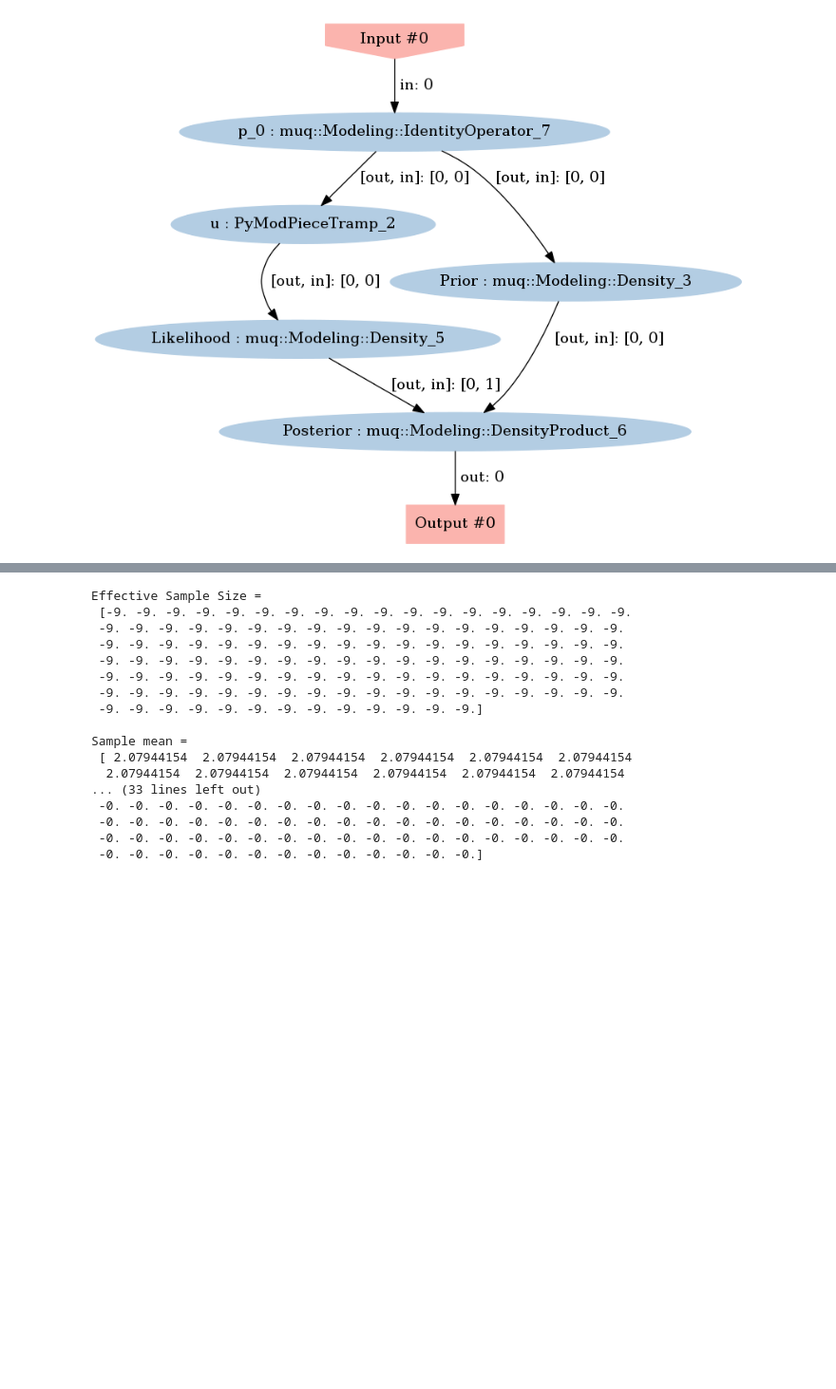
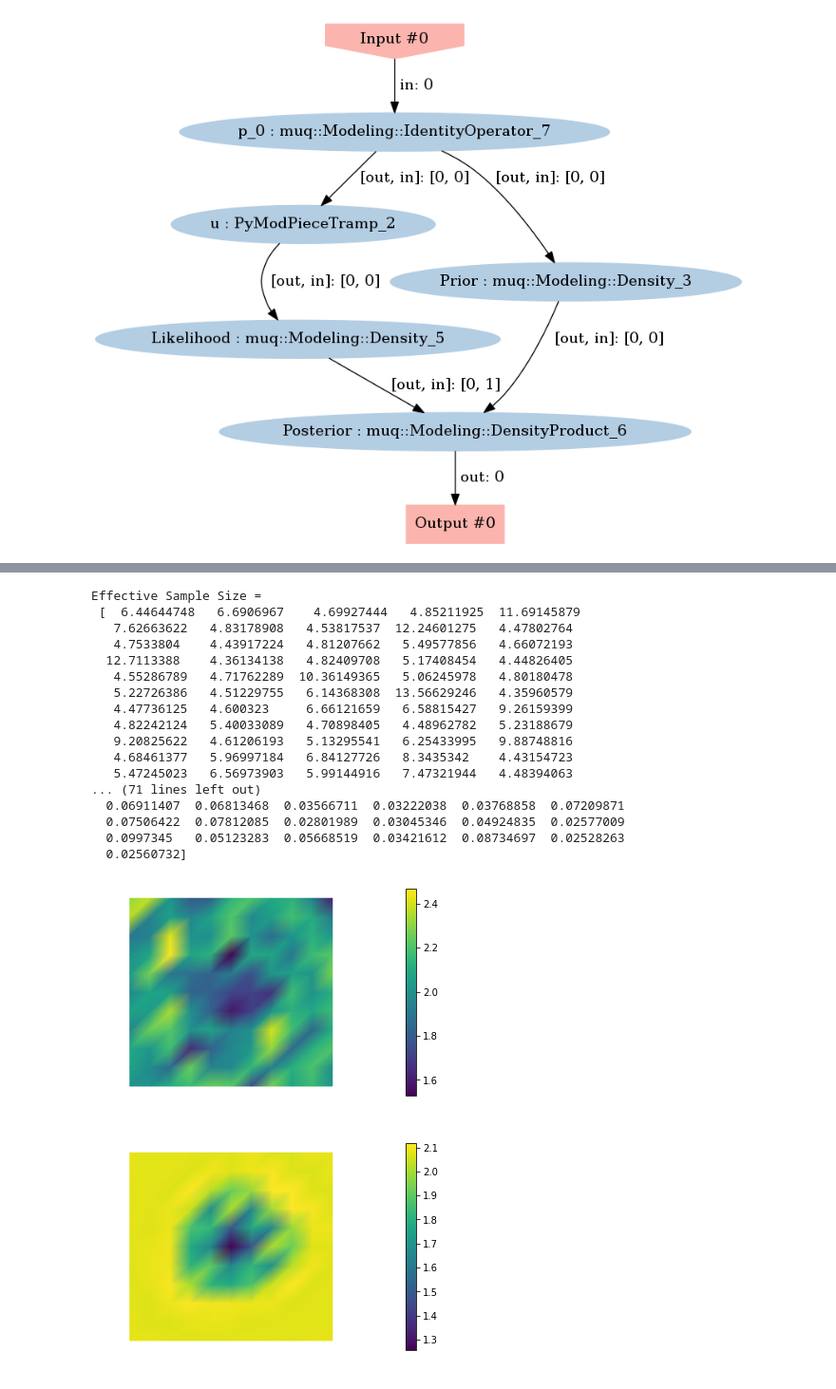
Before and after one commit to katrina-petroske/G2S3_PAT, a Jupyter notebook: Project.ipynb, the cells around one changed output, grey strips where cells are left out. Shown: that part at 95% size. Saved outputs shown, nothing was run; the diff lists cells and outputs as text; code cells hidden in the pictures; blank space fills up the shorter version.

Commit message:
2% acceptance rate on the sampler

```diff
--- a/Project.ipynb
+++ b/Project.ipynb
@@ -3,11 +3,10 @@ from __future__ import absolute_import, division, print_function
 
 from hippylib import nb
 import dolfin as dl
-import math
 import numpy as np
 import matplotlib.pyplot as plt
 import sys
-import os
+import pandas as pd
 
 import logging
 logging.getLogger('FFC').setLevel(logging.ERROR)
@@ -16,8 +15,6 @@ dl.set_log_active(False)
 
 sys.path.insert(0,'/home/fenics/Installations/MUQ_INSTALL/lib')
 from IPython.display import Image
-import pandas as pd
-
 
 # MUQ Includes
 import pymuqModeling as mm # Needed for Gaussian distribution
@@ -34,9 +31,9 @@ class PAT_forward(mm.PyModPiece):
         """
         INPUTS:
 
+
         """
-        mm.PyModPiece.__init__(self, [V.dim()],
-                                [V.dim()])
+        mm.PyModPiece.__init__(self, [V.dim()],[V.dim()])
 
         self.T_f = time_final
         self.numSteps = numSteps
@@ -76,16 +73,16 @@ class PAT_forward(mm.PyModPiece):
             p_nm1.assign(p_n)
             p_n.assign(p)
 
-        out = p.vector().array()[:]
+        out = p.vector().get_local()
 
         self.outputs = [out]
 
 time_final = 0.05
-numSteps = 1000
+numSteps = 100
 c = 1.5
 test = PAT_forward(time_final, numSteps, c, V)
 m = dl.interpolate(dl.Expression('std::log( 8. - 4.*(pow(x[0] - .5,2) + pow(x[1] - .5,2) < pow(0.2,2) ) )', degree=5), V)
-obsData = test.Evaluate([m.vector().array()[:]])
+obsData = test.Evaluate([m.vector().get_local()])
 
 m = dl.Function(V)
 m.vector().set_local(obsData[0])
@@ -99,7 +96,7 @@ fwdSolver = PAT_forward(time_final, numSteps, c, V)
 # Prior
 m = dl.interpolate(dl.Expression('std::log( 8. - 4.*(pow(x[0] - .5,2) + pow(x[1] - .5,2) < pow(0.2,2) ) )', degree=5), V)
 #logPriorMu = 2*np.ones(V.dim())
-logPriorMu = m.vector().array()[:]
+logPriorMu = m.vector().get_local()
 logPriorCov = 0.02*np.eye(V.dim())
 logPrior = mm.Gaussian(logPriorMu, logPriorCov).AsDensity()
 
@@ -109,7 +106,7 @@ numSteps = 100
 c = 1.5
 test = PAT_forward(time_final, numSteps, c, V)
 m = dl.interpolate(dl.Expression('std::log( 8. - 4.*(pow(x[0] - .5,2) + pow(x[1] - .5,2) < pow(0.2,2) ) )', degree=5), V)
-obsData = test.Evaluate([m.vector().array()[:]])[0]
+obsData = test.Evaluate([m.vector().get_local()])[0]
 # %% [markdown]
 # Likelihood
 # %%
@@ -163,7 +160,7 @@ kernelOptions['Proposal'] = 'ProposalBlock'
 kernelOptions['ProposalBlock'] = proposalOptions
 
 options = dict()
-options['NumSamples'] = 10
+options['NumSamples'] = 1000
 options['ThinIncrement'] = 1
 options['BurnIn'] = 1
 options['KernelList'] = 'Kernel1'
@@ -207,30 +192,42 @@ Completed in 33.8498 seconds.
 # %%
 ess = samps.ESS()
 print('Effective Sample Size = \n', ess)
 
 sampMean = samps.Mean()
 print('\nSample mean = \n', sampMean)
 
 sampCov = samps.Covariance()
 print('\nSample Covariance = \n', sampCov)
 
 mcErr = np.sqrt( samps.Variance() / ess)
 print('\nEstimated MC error in mean = \n', mcErr)
+
+m = dl.Function(V)
+m.vector().set_local(sampMean)
+nb.plot(m)
+plt.show()
+
+obsFunc = dl.Function(V)
+obsFunc.vector().set_local(obsData)
+nb.plot(obsFunc)
+plt.show()
 # %% [output]
 Effective Sample Size =
- [-9. -9. -9. -9. -9. -9. -9. -9. -9. -9. -9. -9. -9. -9. -9. -9. -9. -9.
- -9. -9. -9. -9. -9. -9. -9. -9. -9. -9. -9. -9. -9. -9. -9. -9. -9. -9.
- -9. -9. -9. -9. -9. -9. -9. -9. -9. -9. -9. -9. -9. -9. -9. -9. -9. -9.
- -9. -9. -9. -9. -9. -9. -9. -9. -9. -9. -9. -9. -9. -9. -9. -9. -9. -9.
- -9. -9. -9. -9. -9. -9. -9. -9. -9. -9. -9. -9. -9. -9. -9. -9. -9. -9.
- -9. -9. -9. -9. -9. -9. -9. -9. -9. -9. -9. -9. -9. -9. -9. -9. -9. -9.
- -9. -9. -9. -9. -9. -9. -9. -9. -9. -9. -9. -9. -9.]
-
-Sample mean =
- [ 2.07944154  2.07944154  2.07944154  2.07944154  2.07944154  2.07944154
-  2.07944154  2.07944154  2.07944154  2.07944154  2.07944154  2.07944154
-... (33 lines left out)
- -0. -0. -0. -0. -0. -0. -0. -0. -0. -0. -0. -0. -0. -0. -0. -0. -0. -0.
- -0. -0. -0. -0. -0. -0. -0. -0. -0. -0. -0. -0. -0. -0. -0. -0. -0. -0.
- -0. -0. -0. -0. -0. -0. -0. -0. -0. -0. -0. -0. -0. -0. -0. -0. -0. -0.
- -0. -0. -0. -0. -0. -0. -0. -0. -0. -0. -0. -0. -0.]
+ [  6.44644748   6.6906967    4.69927444   4.85211925  11.69145879
+   7.62663622   4.83178908   4.53817537  12.24601275   4.47802764
+   4.7533804    4.43917224   4.81207662   5.49577856   4.66072193
+  12.7113388    4.36134138   4.82409708   5.17408454   4.44826405
+   4.55286789   4.71762289  10.36149365   5.06245978   4.80180478
+   5.22726386   4.51229755   6.14368308  13.56629246   4.35960579
+   4.47736125   4.600323     6.66121659   6.58815427   9.26159399
+   4.82242124   5.40033089   4.70898405   4.48962782   5.23188679
+   9.20825622   4.61206193   5.13295541   6.25433995   9.88748816
+   4.68461377   5.96997184   6.84127726   8.3435342    4.43154723
+   5.47245023   6.56973903   5.99144916   7.47321944   4.48394063
+... (71 lines left out)
+  0.06911407  0.06813468  0.03566711  0.03222038  0.03768858  0.07209871
+  0.07506422  0.07812085  0.02801989  0.03045346  0.04924835  0.02577009
+  0.0997345   0.05123283  0.05668519  0.03421612  0.08734697  0.02528263
+  0.02560732]
+[figure, added]
+[figure, added]
```
Also changed, not shown: parts of 5 cells of this notebook.
